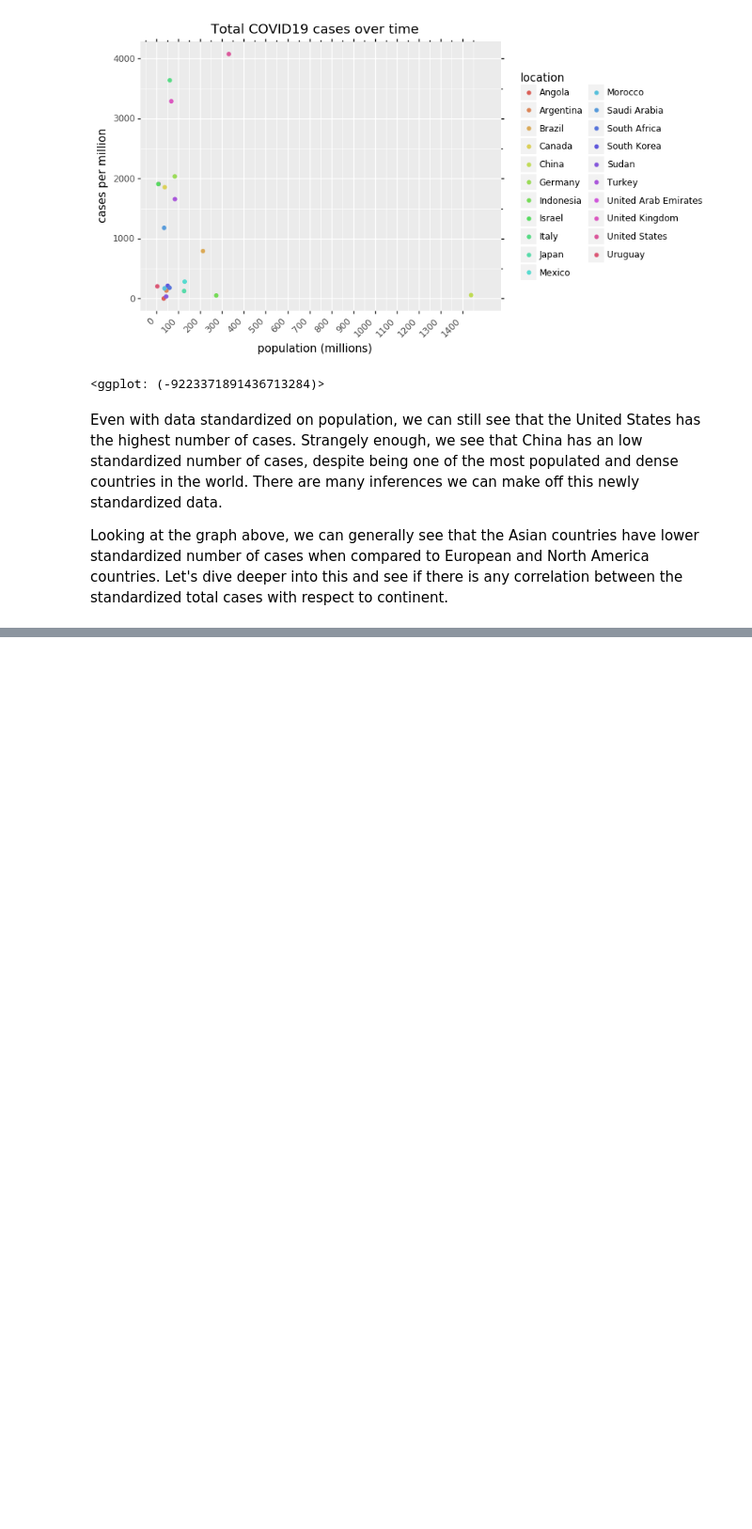
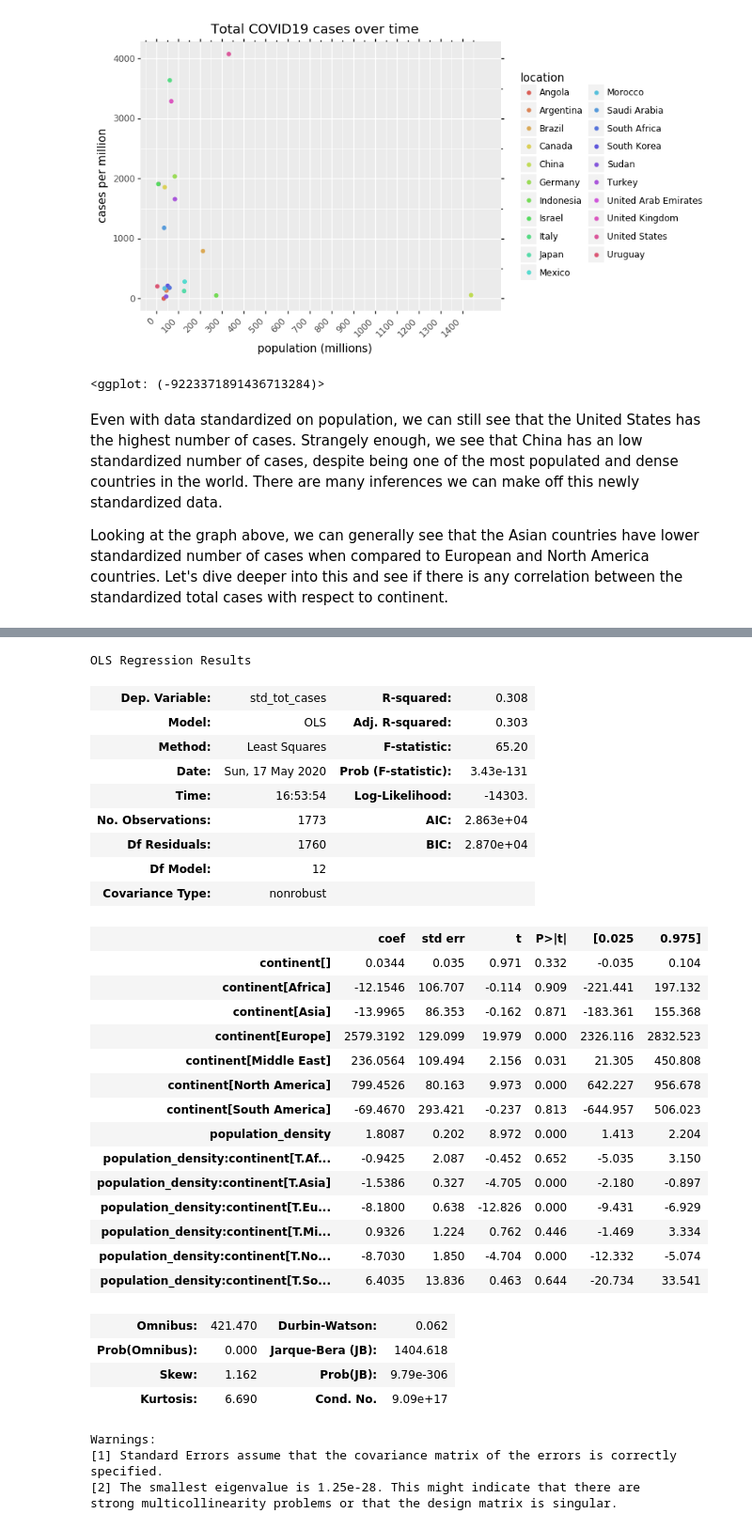
Before and after one commit to TEthanT/TEthanT.github.io, a Jupyter notebook: FinalProject.ipynb, the cells around one changed output, grey strips where cells are left out. Shown at 94% size. Saved outputs shown, nothing was run; the diff lists cells and outputs as text; code cells hidden in the pictures; blank space fills up the shorter version.

```diff
--- a/FinalProject.ipynb
+++ b/FinalProject.ipynb
@@ -242,0 +367,37 @@ pyplot.show()
+# %%
+int_res = sm.ols('std_tot_cases~population_density*continent-1', data=analysis_df).fit()
+int_res.summary()
+# %% [output]
+OLS Regression Results
+| Dep. Variable: | std_tot_cases | R-squared: | 0.308 |
+| Model: | OLS | Adj. R-squared: | 0.303 |
+| Method: | Least Squares | F-statistic: | 65.20 |
+| Date: | Sun, 17 May 2020 | Prob (F-statistic): | 3.43e-131 |
+| Time: | 16:53:54 | Log-Likelihood: | -14303. |
+| No. Observations: | 1773 | AIC: | 2.863e+04 |
+| Df Residuals: | 1760 | BIC: | 2.870e+04 |
+| Df Model: | 12 |  |  |
+| Covariance Type: | nonrobust |  |  |
+|  | coef | std err | t | P>|t| | [0.025 | 0.975] |
+| continent[] | 0.0344 | 0.035 | 0.971 | 0.332 | -0.035 | 0.104 |
+| continent[Africa] | -12.1546 | 106.707 | -0.114 | 0.909 | -221.441 | 197.132 |
+| continent[Asia] | -13.9965 | 86.353 | -0.162 | 0.871 | -183.361 | 155.368 |
+| continent[Europe] | 2579.3192 | 129.099 | 19.979 | 0.000 | 2326.116 | 2832.523 |
+| continent[Middle East] | 236.0564 | 109.494 | 2.156 | 0.031 | 21.305 | 450.808 |
+| continent[North America] | 799.4526 | 80.163 | 9.973 | 0.000 | 642.227 | 956.678 |
+| continent[South America] | -69.4670 | 293.421 | -0.237 | 0.813 | -644.957 | 506.023 |
+| population_density | 1.8087 | 0.202 | 8.972 | 0.000 | 1.413 | 2.204 |
+| population_density:continent[T.Af... | -0.9425 | 2.087 | -0.452 | 0.652 | -5.035 | 3.150 |
+| population_density:continent[T.Asia] | -1.5386 | 0.327 | -4.705 | 0.000 | -2.180 | -0.897 |
+| population_density:continent[T.Eu... | -8.1800 | 0.638 | -12.826 | 0.000 | -9.431 | -6.929 |
+| population_density:continent[T.Mi... | 0.9326 | 1.224 | 0.762 | 0.446 | -1.469 | 3.334 |
+| population_density:continent[T.No... | -8.7030 | 1.850 | -4.704 | 0.000 | -12.332 | -5.074 |
+| population_density:continent[T.So... | 6.4035 | 13.836 | 0.463 | 0.644 | -20.734 | 33.541 |
+| Omnibus: | 421.470 | Durbin-Watson: | 0.062 |
+| Prob(Omnibus): | 0.000 | Jarque-Bera (JB): | 1404.618 |
+| Skew: | 1.162 | Prob(JB): | 9.79e-306 |
+| Kurtosis: | 6.690 | Cond. No. | 9.09e+17 |
+Warnings:
+[1] Standard Errors assume that the covariance matrix of the errors is correctly specified.
+[2] The smallest eigenvalue is 1.25e-28. This might indicate that there are
+strong multicollinearity problems or that the design matrix is singular.
```
Also changed, not shown: parts of 21 cells of this notebook.
